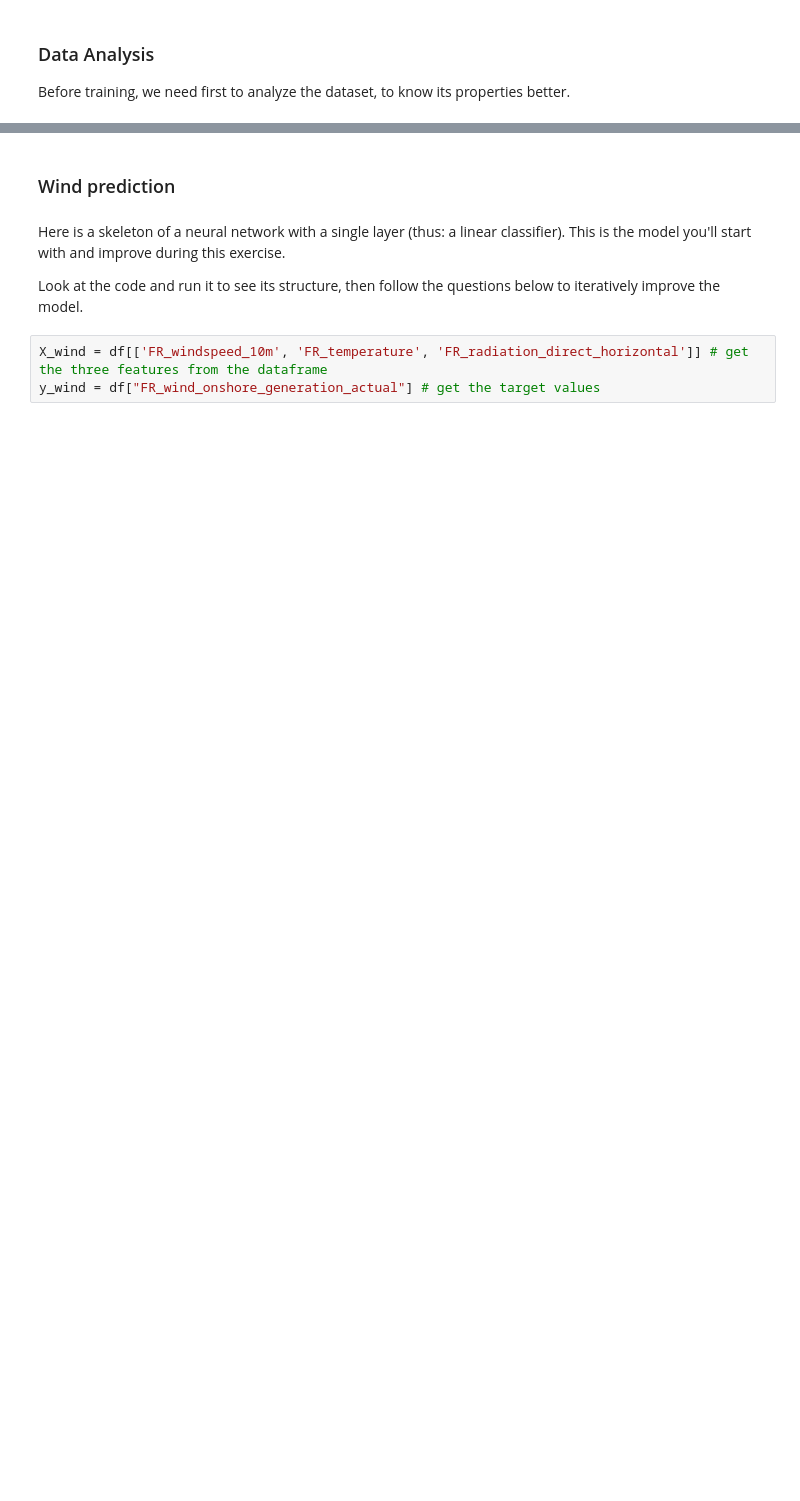
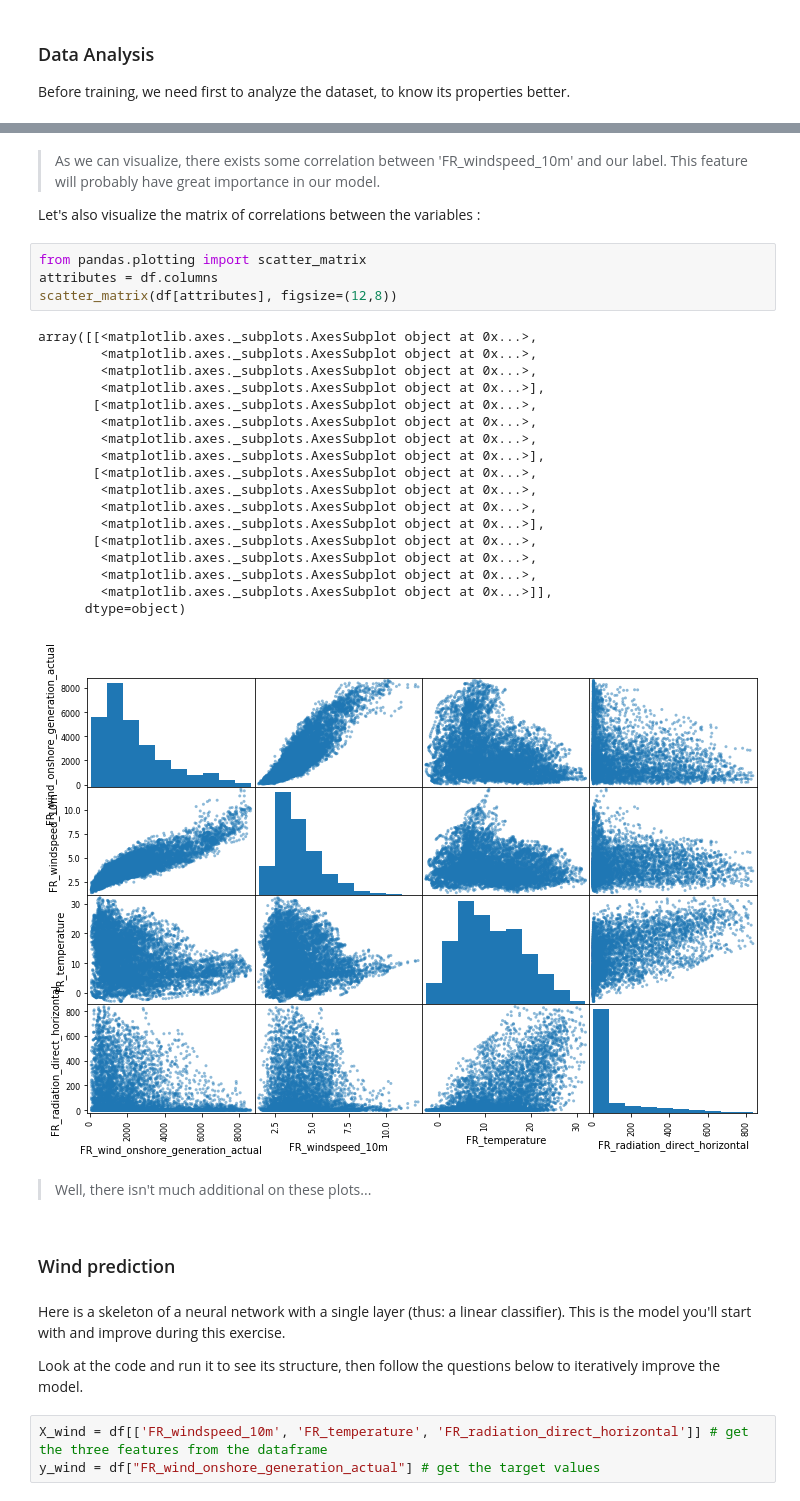
Before and after one commit to EmmanuelJhno/Advanced_Deep_Learning, a Jupyter notebook: Lab1/TP1_Ex4_regression.ipynb, the cells around one changed output, grey strips where cells are left out. Saved outputs shown, nothing was run; the diff lists cells and outputs as text; blank space fills up the shorter version.

```diff
--- a/Lab1/TP1_Ex4_regression.ipynb
+++ b/Lab1/TP1_Ex4_regression.ipynb
@@ -44,3 +70,32 @@ sns.pairplot(df, x_vars=['FR_windspeed_10m', 'FR_temperature', 'FR_radiation_dir
+# %% [markdown]
+> As we can visualize, there exists some correlation between 'FR_windspeed_10m' and our label. This feature will probably have great importance in our model.
+
+Let's also visualize the matrix of correlations between the variables :
+# %%
+from pandas.plotting import scatter_matrix
+attributes = df.columns
+scatter_matrix(df[attributes], figsize=(12,8))
+# %% [output]
+array([[<matplotlib.axes._subplots.AxesSubplot object at 0x...>,
+        <matplotlib.axes._subplots.AxesSubplot object at 0x...>,
+        <matplotlib.axes._subplots.AxesSubplot object at 0x...>,
+        <matplotlib.axes._subplots.AxesSubplot object at 0x...>],
+       [<matplotlib.axes._subplots.AxesSubplot object at 0x...>,
+        <matplotlib.axes._subplots.AxesSubplot object at 0x...>,
+        <matplotlib.axes._subplots.AxesSubplot object at 0x...>,
+        <matplotlib.axes._subplots.AxesSubplot object at 0x...>],
+       [<matplotlib.axes._subplots.AxesSubplot object at 0x...>,
+        <matplotlib.axes._subplots.AxesSubplot object at 0x...>,
+        <matplotlib.axes._subplots.AxesSubplot object at 0x...>,
+        <matplotlib.axes._subplots.AxesSubplot object at 0x...>],
+       [<matplotlib.axes._subplots.AxesSubplot object at 0x...>,
+        <matplotlib.axes._subplots.AxesSubplot object at 0x...>,
+        <matplotlib.axes._subplots.AxesSubplot object at 0x...>,
+        <matplotlib.axes._subplots.AxesSubplot object at 0x...>]],
+      dtype=object)
+[figure, added]
+# %% [markdown]
+> Well, there isn't much additional on these plots...
 # %% [markdown]
 ### Wind prediction
 # %% [markdown]
```
Also changed, not shown: parts of 36 cells of this notebook, 2 other files.
